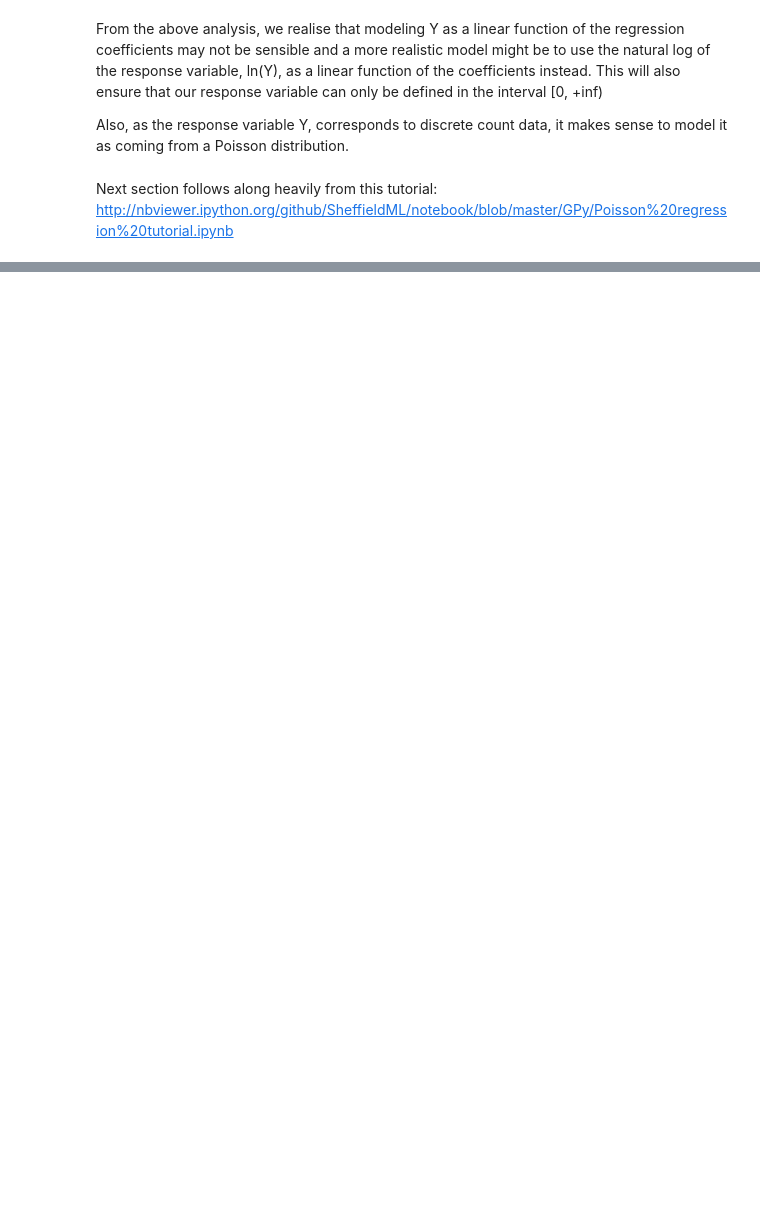
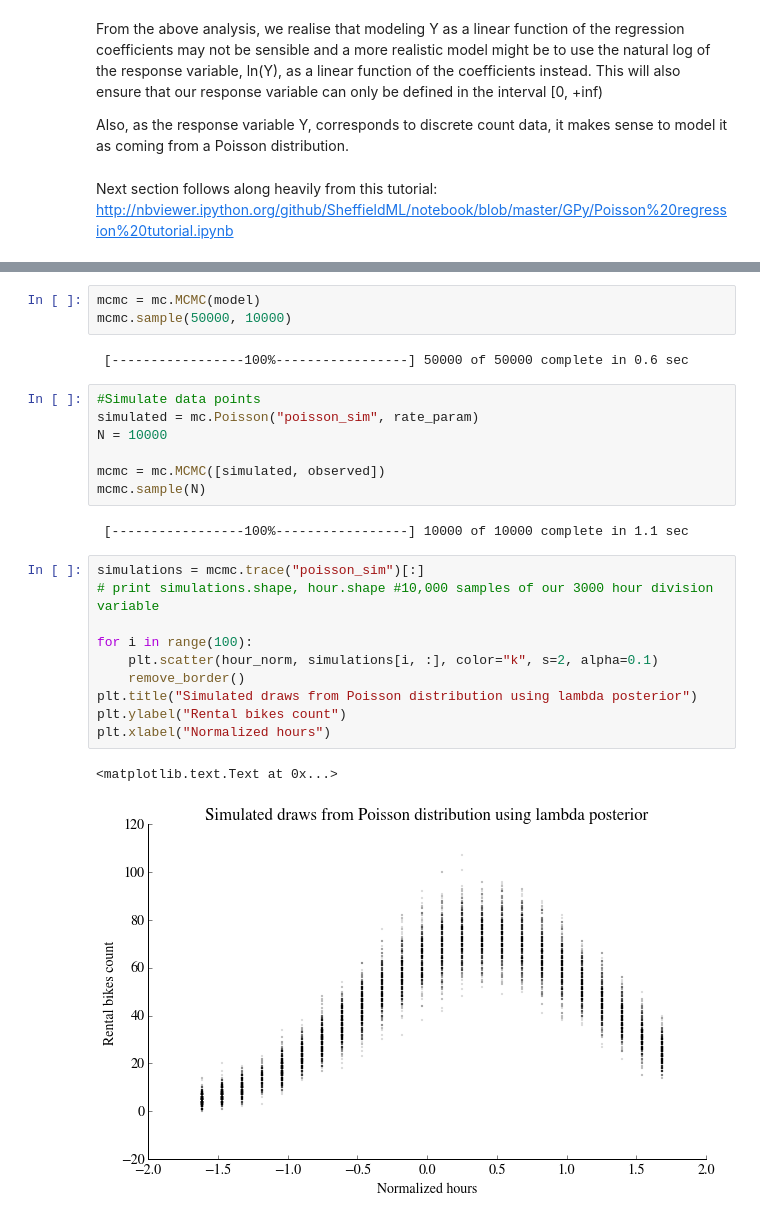
Before and after one commit to fraser-campbell/Machine-Learning-Projects, a Jupyter notebook: Bike Sharing/Bike Sharing.ipynb, the cells around one changed output, grey strips where cells are left out. Cells and saved outputs as stored; diff of their text form; blank space fills up the shorter version.

```diff
--- a/Bike Sharing/Bike Sharing.ipynb
+++ b/Bike Sharing/Bike Sharing.ipynb
@@ -625,0 +690,27 @@ Plotting alpha
+# %%
+mcmc = mc.MCMC(model)
+mcmc.sample(50000, 10000)
+# %% [output]
+ [-----------------100%-----------------] 50000 of 50000 complete in 0.6 sec
+# %%
+#Simulate data points
+simulated = mc.Poisson("poisson_sim", rate_param)
+N = 10000
+
+mcmc = mc.MCMC([simulated, observed])
+mcmc.sample(N)
+# %% [output]
+ [-----------------100%-----------------] 10000 of 10000 complete in 1.1 sec
+# %%
+simulations = mcmc.trace("poisson_sim")[:]
+# print simulations.shape, hour.shape #10,000 samples of our 3000 hour division variable
+
+for i in range(100):
+    plt.scatter(hour_norm, simulations[i, :], color="k", s=2, alpha=0.1)
+    remove_border()
+plt.title("Simulated draws from Poisson distribution using lambda posterior")
+plt.ylabel("Rental bikes count")
+plt.xlabel("Normalized hours")
+# %% [output]
+<matplotlib.text.Text at 0x...>
+[figure, added]
```
Also changed, not shown: parts of 46 cells of this notebook.
